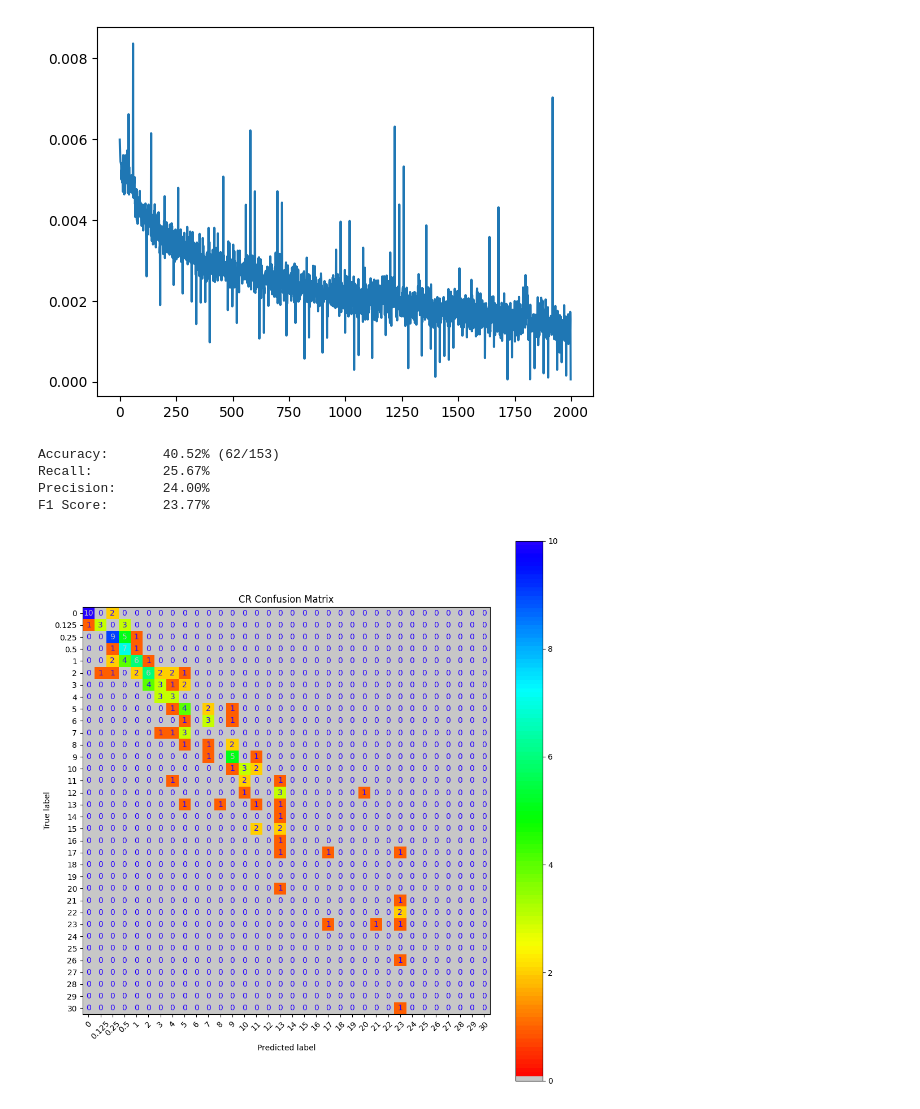
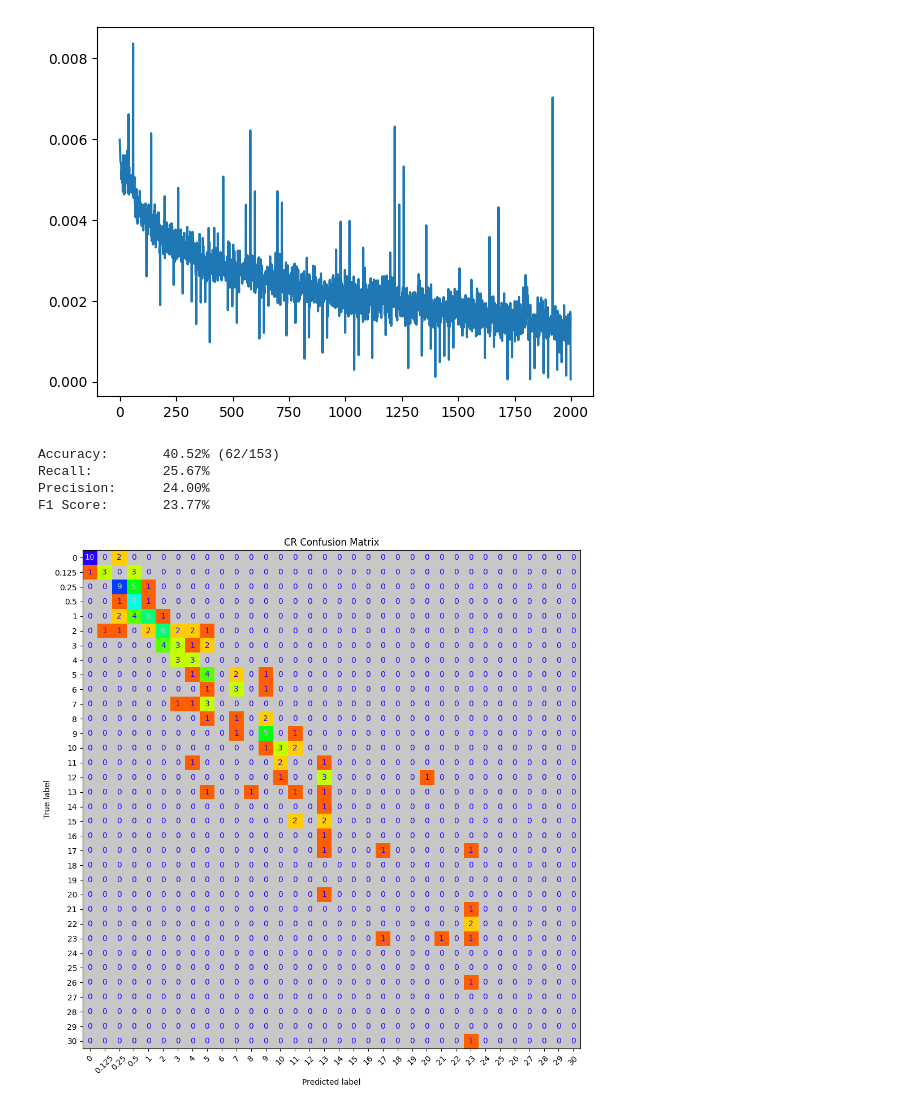
Before and after one commit to Sharpy796/CRCalculatorModel, a Jupyter notebook: CRCalculatorModel.ipynb, the cells around one changed output. Drawn from its saved outputs; the diff is of its cells as text; code cells hidden in the pictures.

```diff
--- a/CRCalculatorModel.ipynb
+++ b/CRCalculatorModel.ipynb
@@ -491,32 +491,32 @@ with torch.no_grad(): # we don't need gradients in the testing phase
 
 
     # Calculate accuracy
     n_correct = (y_true == y_pred).sum().item()
     n_samples = y_true.shape[0]
     avg = 'macro'
     print(f'Accuracy:\t{accuracy_score(y_true,y_pred)*100:.2f}% ({n_correct}/{n_samples})')
     print(f'Recall:\t\t{recall_score(y_true,y_pred,average=avg)*100:.2f}%')
     print(f'Precision:\t{precision_score(y_true,y_pred,average=avg)*100:.2f}%')
     print(f'F1 Score:\t{f1_score(y_true,y_pred,average=avg)*100:.2f}%')
 
     # Create confusion matrix
     cm = confusion_matrix(y_true=y_true,y_pred=y_pred,labels=indices)
     disp = ConfusionMatrixDisplay(confusion_matrix=cm,
                                   display_labels=crs)
     oldcolors = mpl.colormaps['hsv']
     newcolors = oldcolors(np.linspace(0,.70, 128))
     val = 200
     grey = np.array([val/256, val/256, val/256, 1])
     newcolors[:1, :] = grey
     cmap = ListedColormap(newcolors)
     fig, ax = plt.subplots(figsize=(10, 10))
-    disp.plot(ax=ax,cmap=cmap)
+    disp.plot(ax=ax,cmap=cmap,colorbar=False)
     plt.xticks(rotation=45)
     plt.title("CR Confusion Matrix")
     plt.tight_layout()
 # %% [output]
 Accuracy:       40.52% (62/153)
 Recall:         25.67%
 Precision:      24.00%
 F1 Score:       23.77%
-[figure, old version]
+[figure, new version]
```
